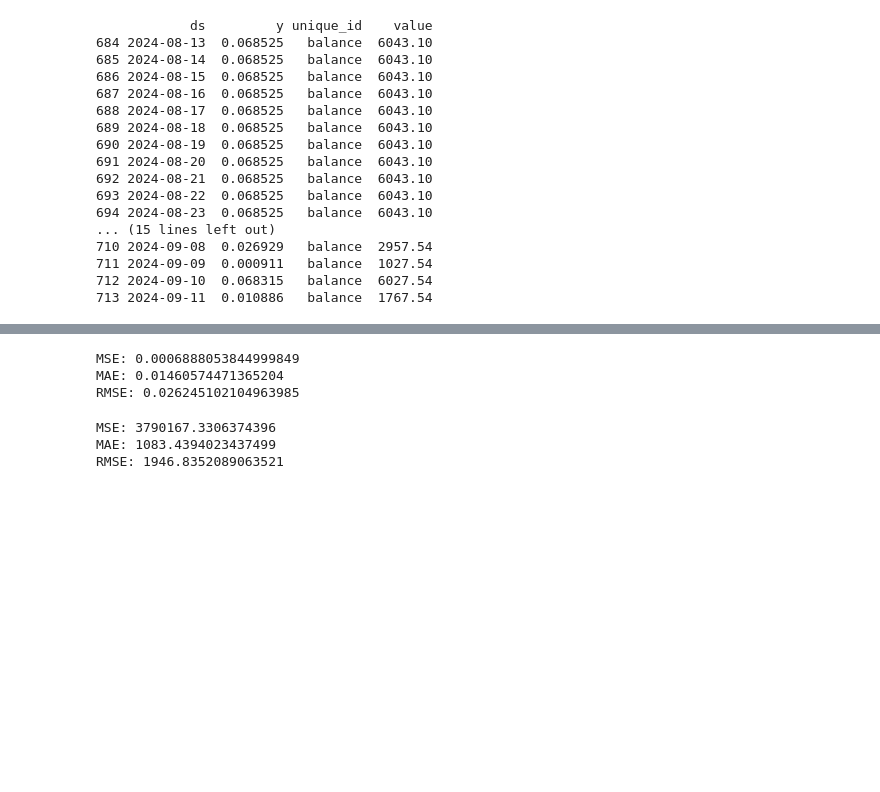
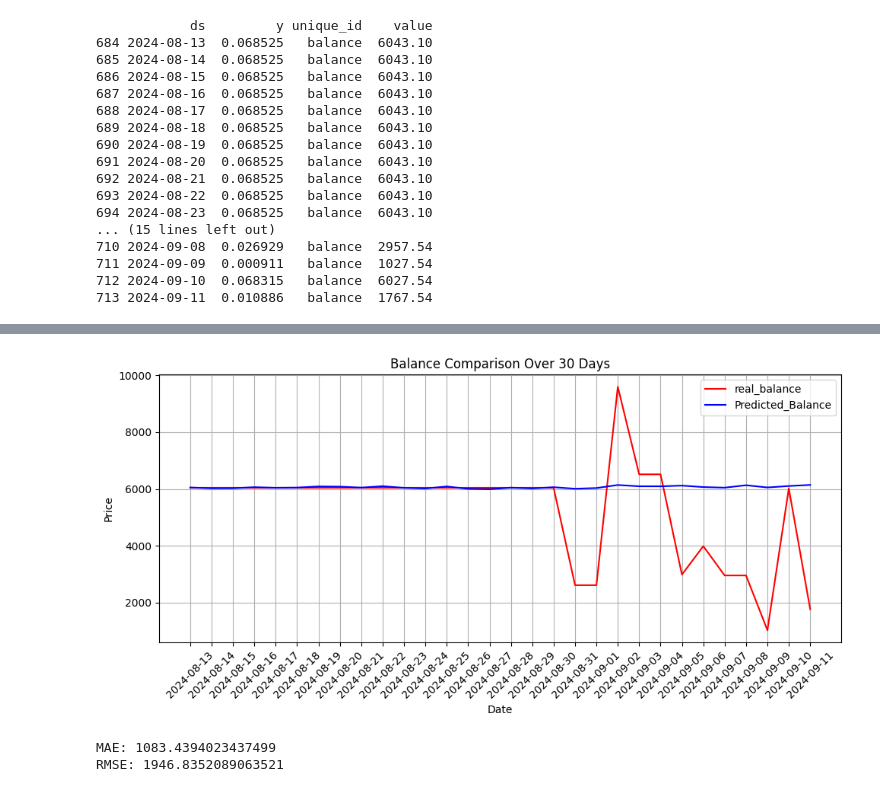
Before and after one commit to didulanthaisuru/n_beats, a Jupyter notebook: n_beat_with_testing.ipynb, the cells around one changed output, grey strips where cells are left out. Saved outputs shown, nothing was run; the diff lists cells and outputs as text; code cells hidden in the pictures; blank space fills up the shorter version.

```diff
--- a/n_beat_with_testing.ipynb
+++ b/n_beat_with_testing.ipynb
@@ -204,3 +204,9 @@ print(df_first_30)
 711 2024-09-09  0.000911   balance  1027.54
 712 2024-09-10  0.068315   balance  6027.54
 713 2024-09-11  0.010886   balance  1767.54
+# %%
+real_value_df = df_first_30[['ds', 'value']].copy()
+predicted_df = future[['ds', 'Predicted_Balance']].copy()
+
+print(real_value_df.head())
+print(predicted_df.head())
@@ -207,13 +226,41 @@ print(df_first_30)
+# %%
+import pandas as pd
+import matplotlib.pyplot as plt
+
+# Assume df1 and df2 are already defined and have 'date' and 'price' columns
+
+# Rename for clarity
+real_value_df= real_value_df.rename(columns={'balance': 'value'})
+predicted_df= predicted_df.rename(columns={'balance': 'Predicted_Balance'})
+
+# Merge on date
+merged = pd.merge(real_value_df,predicted_df, on='ds')
+
+# Plot using matplotlib for color control
+plt.figure(figsize=(10, 5))
+plt.plot(merged['ds'], merged['value'], color='red', label='real_balance')
+plt.plot(merged['ds'], merged['Predicted_Balance'], color='blue', label='Predicted_Balance')
+plt.title("Balance Comparison Over 30 Days")
+plt.xlabel("Date")
+plt.ylabel("Price")
+plt.legend()
+plt.grid(True)
+
+plt.xticks(merged['ds'], rotation=45)
+
+plt.tight_layout()
+plt.show()
+# %% [output]
+[figure, added]
 # %%
 from sklearn.metrics import mean_squared_error, mean_absolute_error
 
 # Align true y and predicted y
-y_true = df_first_30['y'].values
-y_pred = future['NBEATS'].values
+y_true =real_value_df['value'].values
+y_pred =predicted_df['Predicted_Balance'].values
 
 # MSE
 mse = mean_squared_error(y_true, y_pred)
-print(f'MSE: {mse}')
 
 # MAE
 mae = mean_absolute_error(y_true, y_pred)
@@ -223,26 +270,5 @@ print(f'MAE: {mae}')
 rmse = np.sqrt(mse)
 print(f'RMSE: {rmse}')
 # %% [output]
-MSE: 0.0006888053844999849
-MAE: 0.01460574471365204
-RMSE: 0.026245102104963985
+MAE: 1083.4394023437499
+RMSE: 1946.8352089063521
-# %%
-# Align true y and predicted y
-y_true = df_first_30['value'].values
-y_pred = future['Predicted_Balance'].values
-
-# MSE
-mse = mean_squared_error(y_true, y_pred)
-print(f'MSE: {mse}')
-
-# MAE
-mae = mean_absolute_error(y_true, y_pred)
-print(f'MAE: {mae}')
-
-# RMSE
-rmse = np.sqrt(mse)
-print(f'RMSE: {rmse}')
-# %% [output]
-MSE: 3790167.3306374396
-MAE: 1083.4394023437499
-RMSE: 1946.8352089063521
```
Also changed, not shown: parts of 11 cells of this notebook.
